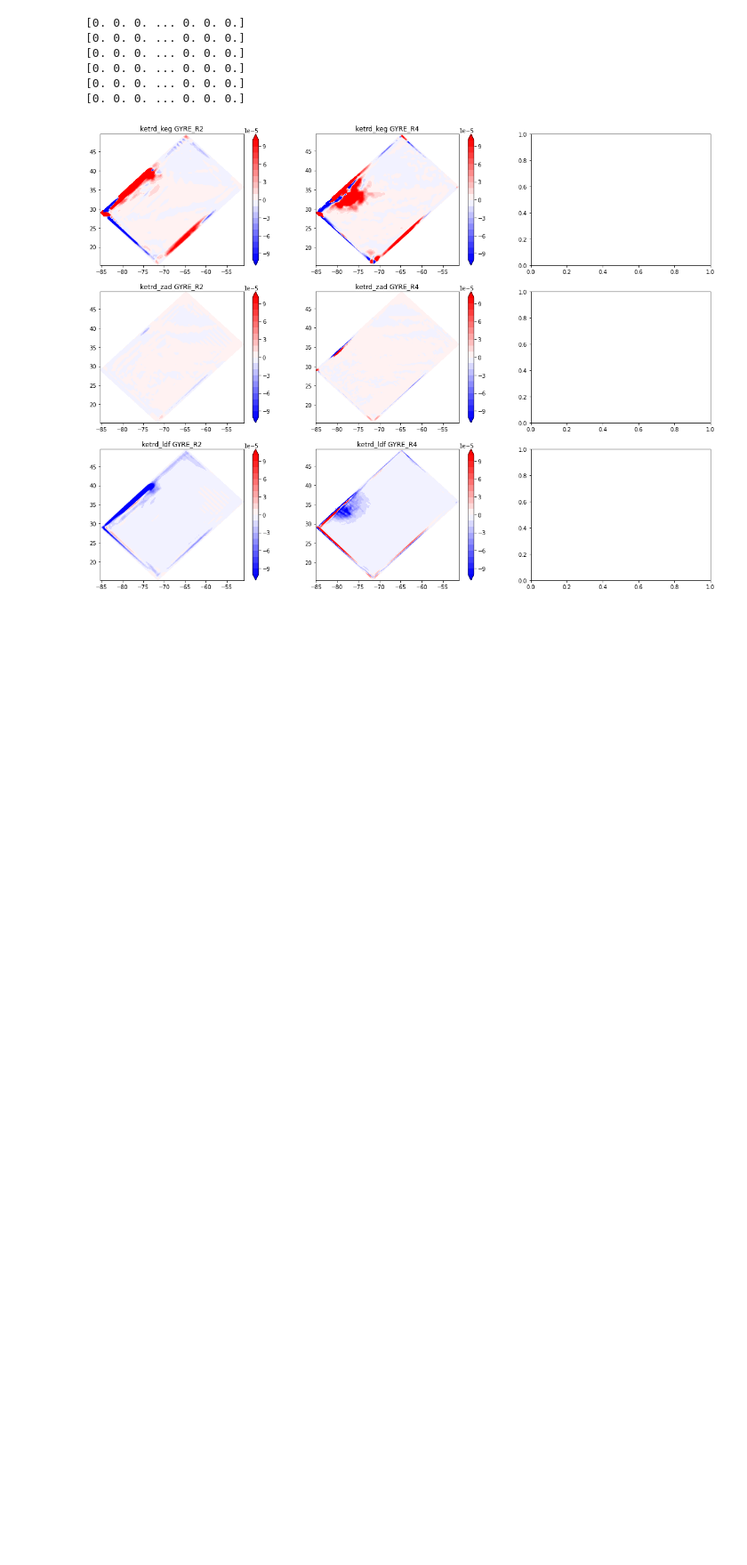
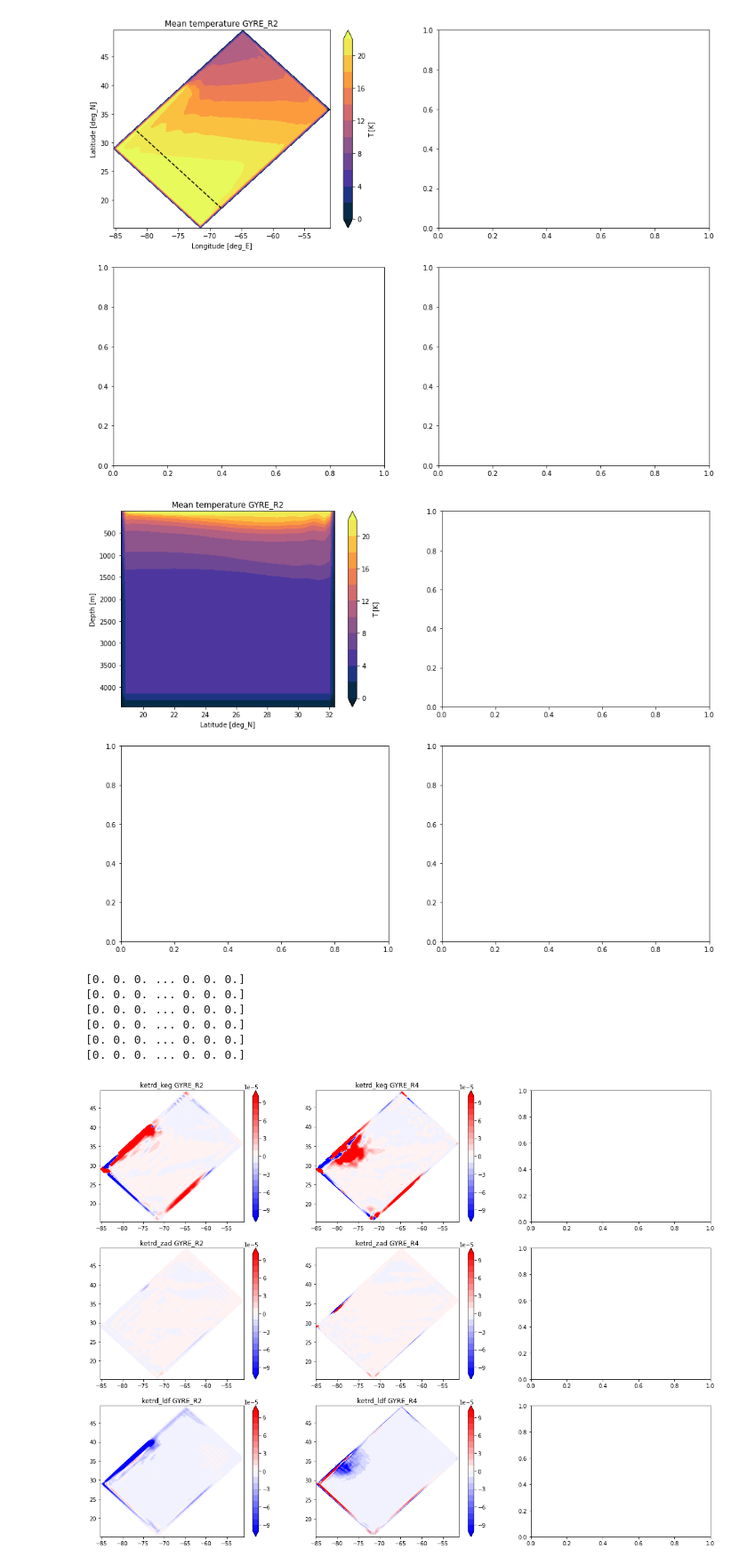
Before and after one commit to joakimkjellsson/gyre_analysis, a Jupyter notebook: GYRE.ipynb, the cells around one changed output. Shown: that part at 89% size. Drawn from its saved outputs; the diff is of its cells as text; code cells hidden in the pictures; blank space fills up the shorter version.

```diff
--- a/GYRE.ipynb
+++ b/GYRE.ipynb
@@ -120,3 +117,57 @@ fig1.savefig('KE_mean.png',format='png')
+# %%
+# Plot temperature cross section
+fig1, axs1 = plt.subplots(2,2,figsize=(16,12))
+ax1 = axs1.flat
+
+fig2, axs2 = plt.subplots(2,2,figsize=(16,12))
+ax2 = axs2.flat
+
+for i in range(0,len(tfiles)):
+
+    ds_t = tfiles[i] # select the data set from the list
+    name  = names[i]
+
+    # set a colormap for temperature
+    # see https://matplotlib.org/cmocean/
+    tlev = np.linspace(0,22,12)
+    cmap = cmocean.cm.thermal
+
+    # flatten lon,lat to 1d arrays
+    x = ds_t['nav_lon'].values.flatten()
+    y = ds_t['nav_lat'].values.flatten()
+    # time mean of temperature
+    t = ds_t['toce'].sel(time_counter = slice('0030-01-01T00:00:00','0040-01-01T00:00:00')).mean('time_counter')
+
+    # i-index of cross section
+    # we choose a number (e.g. 5) and multiply by resolution so that cross section is at same lon/lat for all runs
+    x_cross = 5 * res[i]
+    # select temperature at x_cross
+    t_cross = t.isel(x=x_cross)
+
+    # plot t at surface (and and flatten to 1D array)
+    cf = ax1[i].tricontourf( x, y, t[0,:,:].values.flatten(), levels=tlev, cmap=cmap, extend='both' )
+    # draw line at lon,lat of cross section
+    ax1[i].plot(ds_t['nav_lon'][:,x_cross],ds_t['nav_lat'][:,x_cross],'--k')
+    # now draw colorbar, set labels etc
+    cb = plt.colorbar(cf, ax=ax1[i])
+    cb.set_label('T [K]')
+    ax1[i].set_title('Mean temperature %s' % (name,))
+    ax1[i].set_xlabel('Longitude [deg_E]')
+    ax1[i].set_ylabel('Latitude [deg_N]')
+
+    # plot temperature cross section
+    x = ds_t['nav_lat'][:,x_cross] # we use latitude as x coord
+    y = ds_t['deptht'] # we use depth as y coord
+    cf = ax2[i].contourf( x, y, t_cross, cmap=cmap, levels=tlev, extend='both' )
+    ax2[i].invert_yaxis() # invert y axis so it starts at ocean bottom
+    cb = plt.colorbar(cf, ax=ax2[i])
+    cb.set_label('T [K]')
+    ax2[i].set_title('Mean temperature %s' % (name,))
+    ax2[i].set_xlabel('Latitude [deg_N]')
+    ax2[i].set_ylabel('Depth [m]')
+# %% [output]
+[figure, added]
+[figure, added]
 # %%
 # Plot global mean KE
 fig1, ax1 = plt.subplots(3,3,figsize=(20,15))
```
Also changed, not shown: parts of 4 cells of this notebook.
